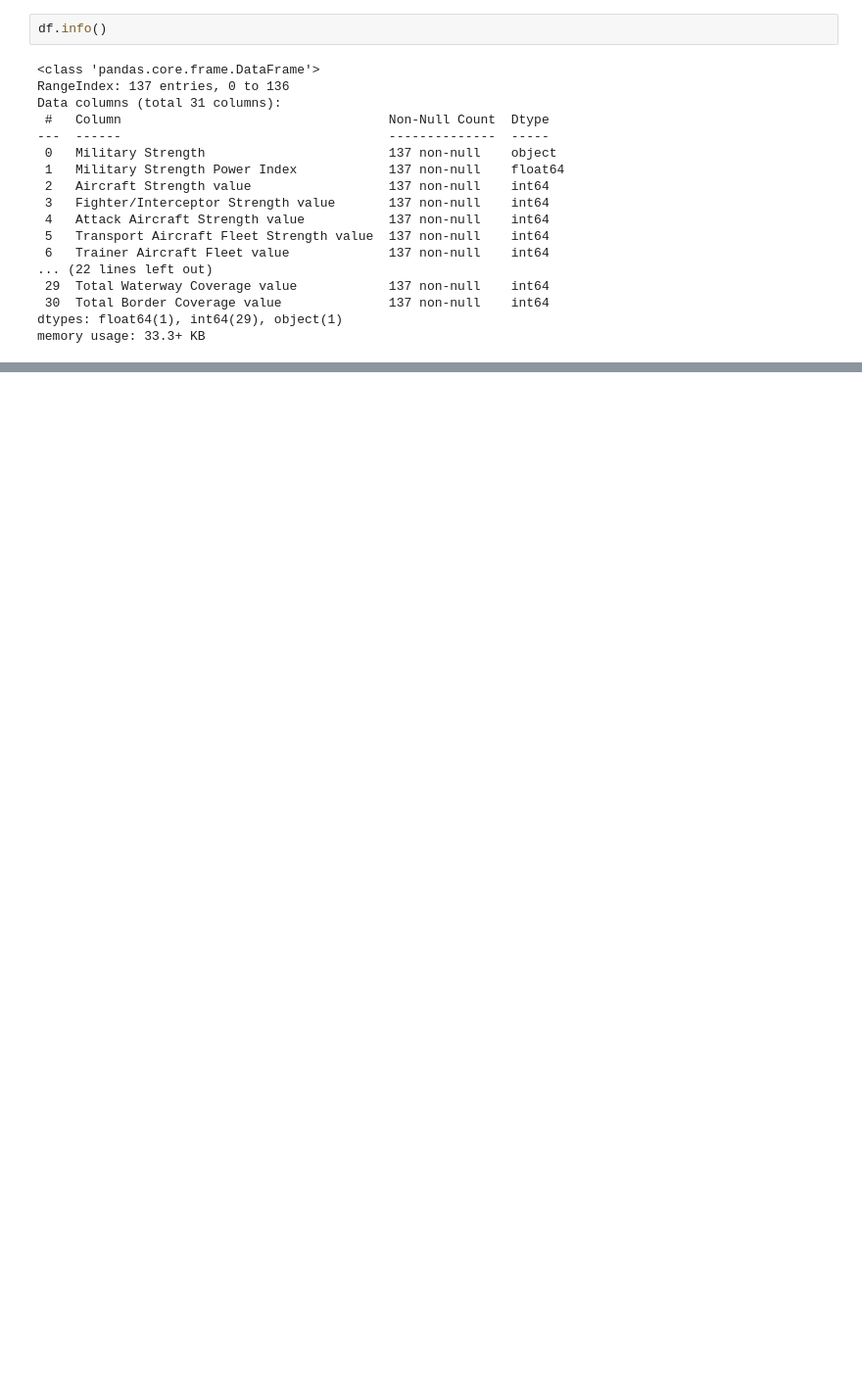
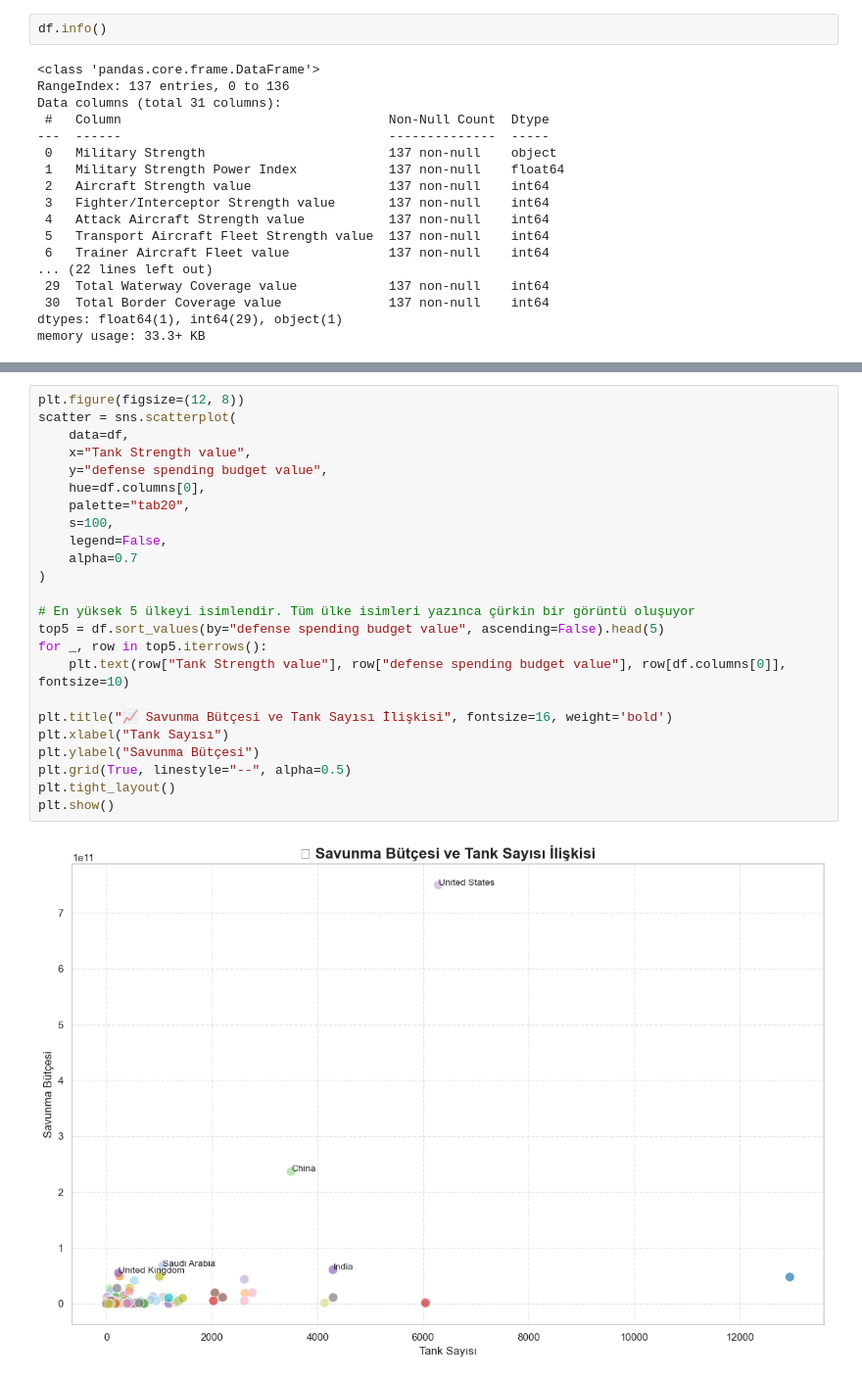
Before and after one commit to mmeliht/Artificial_Intelligence_Course, a Jupyter notebook: week3_homework/World military power/World military power Project.ipynb, the cells around one changed output, grey strips where cells are left out. Shown: that part at 98% size. Cells and saved outputs as stored; diff of their text form; blank space fills up the shorter version.

```diff
--- a/week3_homework/World military power/World military power Project.ipynb
+++ b/week3_homework/World military power/World military power Project.ipynb
@@ -197,0 +236,26 @@ memory usage: 33.3+ KB
+# %%
+plt.figure(figsize=(12, 8))
+scatter = sns.scatterplot(
+    data=df,
+    x="Tank Strength value",
+    y="defense spending budget value",
+    hue=df.columns[0],
+    palette="tab20",
+    s=100,
+    legend=False,
+    alpha=0.7
+)
+
+# En yüksek 5 ülkeyi isimlendir. Tüm ülke isimleri yazınca çürkin bir görüntü oluşuyor
+top5 = df.sort_values(by="defense spending budget value", ascending=False).head(5)
+for _, row in top5.iterrows():
+    plt.text(row["Tank Strength value"], row["defense spending budget value"], row[df.columns[0]], fontsize=10)
+
+plt.title("📈 Savunma Bütçesi ve Tank Sayısı İlişkisi", fontsize=16, weight='bold')
+plt.xlabel("Tank Sayısı")
+plt.ylabel("Savunma Bütçesi")
+plt.grid(True, linestyle="--", alpha=0.5)
+plt.tight_layout()
+plt.show()
+# %% [output]
+[figure, added]
```
Also changed, not shown: parts of 8 cells of this notebook.
